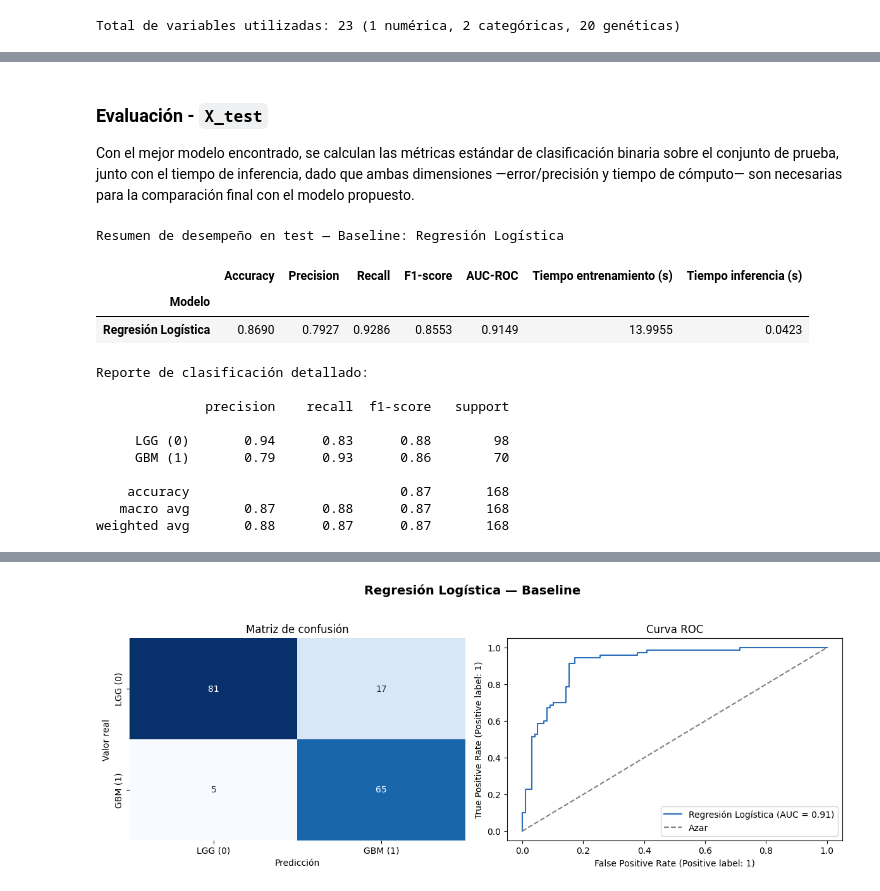
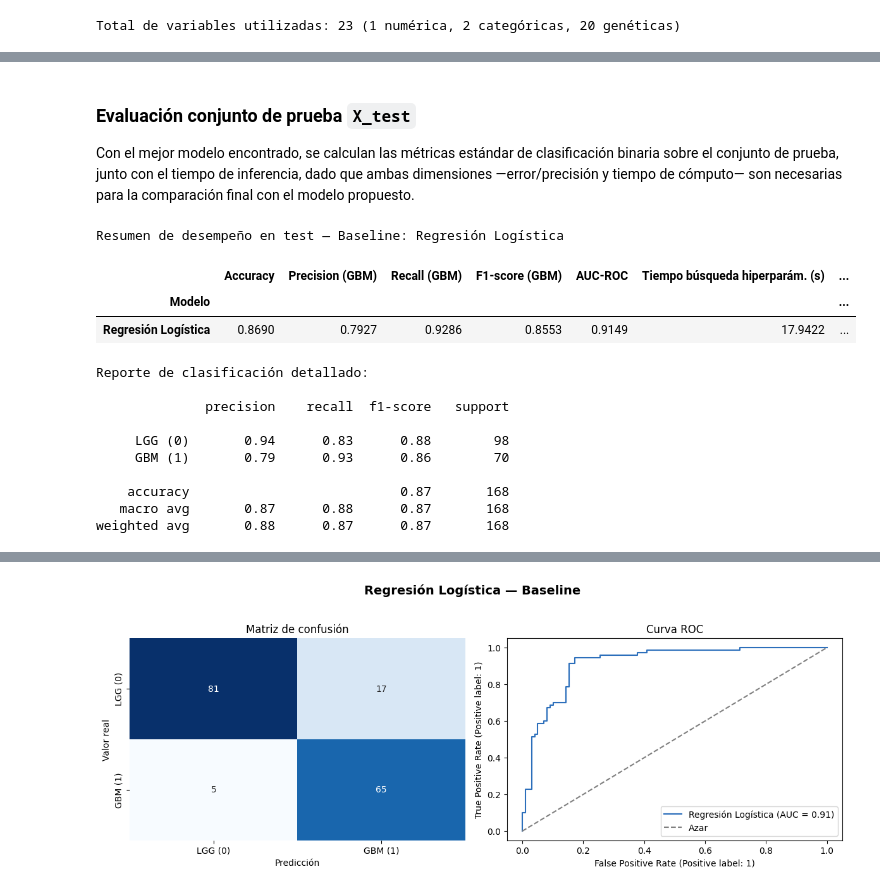
Before and after one commit to Alej0126/Jbook_dataviz, a Jupyter notebook: docs/02_Baseline.ipynb, the cells around one changed output, grey strips where cells are left out. Saved outputs shown, nothing was run; the diff lists cells and outputs as text; code cells hidden in the pictures.

```diff
--- a/docs/02_Baseline.ipynb
+++ b/docs/02_Baseline.ipynb
@@ -149,7 +155,7 @@ variables_geneticas = [
 preprocesamiento = ColumnTransformer(
     transformers=[
         ("numericas", StandardScaler(), variables_numericas),
-        ("categoricas", OneHotEncoder(handle_unknown="ignore"), variables_categoricas),
+        ("categoricas", OneHotEncoder(drop="if_binary", handle_unknown="ignore"), variables_categoricas),
         ("geneticas", "passthrough", variables_geneticas)
     ]
 )
@@ -177,27 +183,33 @@ param_grid = {
     "regresion_logistica__class_weight": [None, "balanced"],
 }
 
-cv = StratifiedKFold(n_splits=5, shuffle=True, random_state=RANDOM_STATE)
+cv_busqueda = StratifiedKFold(n_splits=5, shuffle=True, random_state=RANDOM_STATE)
 
 grid_search_lr = GridSearchCV(
     estimator=modelo_logistico,
     param_grid=param_grid,
     scoring="roc_auc",
-    cv=cv,
+    cv=cv_busqueda,
     n_jobs=-1,
-    refit=True
+    refit=False
 )
 
 t0 = time.perf_counter()
 grid_search_lr.fit(X_train, y_train)
+search_time_lr = time.perf_counter() - t0
+
+modelo_logistico.set_params(**grid_search_lr.best_params_)
+
+t0 = time.perf_counter()
+modelo_logistico.fit(X_train, y_train)
 train_time_lr = time.perf_counter() - t0
 
-modelo_logistico = grid_search_lr.best_estimator_
-
+print("═" * 60)
 print(" MEJOR CONFIGURACIÓN — REGRESIÓN LOGÍSTICA")
 print("═" * 60)
 for k, v in grid_search_lr.best_params_.items():
     print(f"  {k.replace('regresion_logistica__', ''):>15}: {v}")
 print(f"\n  AUC-ROC promedio (CV, 5-fold): {grid_search_lr.best_score_:.4f}")
-print(f"  Tiempo total de búsqueda + entrenamiento: {train_time_lr:.3f} s")
+print(f"  Tiempo de búsqueda de hiperparámetros (52 combinaciones × 5 folds): {search_time_lr:.3f} s")
+print(f"  Tiempo de entrenamiento final (mejor configuración): {train_time_lr:.3f} s")
 # %% [output]
@@ -233,37 +238,38 @@ La búsqueda por `GridSearchCV` evaluó 52 combinaciones de hiperparámetros (13
 # %% [markdown]
-### Evaluación - `X_test`
+### Evaluación conjunto de prueba `X_test`
 
 Con el mejor modelo encontrado, se calculan las métricas estándar de clasificación binaria sobre el conjunto de prueba, junto con el tiempo de inferencia, dado que ambas dimensiones —error/precisión y tiempo de cómputo— son necesarias para la comparación final con el modelo propuesto.
 # %%
 t0 = time.perf_counter()
 y_pred = modelo_logistico.predict(X_test)
 y_proba = modelo_logistico.predict_proba(X_test)[:, 1]
 inference_time_lr = time.perf_counter() - t0
 
 metrics_lr = {
     "Modelo": "Regresión Logística",
     "Accuracy": accuracy_score(y_test, y_pred),
-    "Precision": precision_score(y_test, y_pred),
-    "Recall": recall_score(y_test, y_pred),
-    "F1-score": f1_score(y_test, y_pred),
+    "Precision (GBM)": precision_score(y_test, y_pred),
+    "Recall (GBM)": recall_score(y_test, y_pred),
+    "F1-score (GBM)": f1_score(y_test, y_pred),
     "AUC-ROC": roc_auc_score(y_test, y_proba),
-    "Tiempo entrenamiento (s)": train_time_lr,
+    "Tiempo búsqueda hiperparám. (s)": search_time_lr,
+    "Tiempo entrenamiento final (s)": train_time_lr,
     "Tiempo inferencia (s)": inference_time_lr,
 }
 
 df_metrics_lr = pd.DataFrame([metrics_lr]).set_index("Modelo")
 display(df_metrics_lr.style.background_gradient(
-            cmap="Blues", subset=["Accuracy", "Precision", "Recall", "F1-score", "AUC-ROC"])
+            cmap="Blues", subset=["Accuracy", "Precision (GBM)", "Recall (GBM)", "F1-score (GBM)", "AUC-ROC"])
         .format(precision=4)
         .set_caption("Resumen de desempeño en test — Baseline: Regresión Logística"))
 
 print("\nReporte de clasificación detallado:\n")
 print(classification_report(y_test, y_pred, target_names=["LGG (0)", "GBM (1)"]))
 # %% [output]
 Resumen de desempeño en test — Baseline: Regresión Logística
-|  | Accuracy | Precision | Recall | F1-score | AUC-ROC | Tiempo entrenamiento (s) | Tiempo inferencia (s) |
-| Modelo |  |  |  |  |  |  |  |
-| Regresión Logística | 0.8690 | 0.7927 | 0.9286 | 0.8553 | 0.9149 | 13.9955 | 0.0423 |
+|  | Accuracy | Precision (GBM) | Recall (GBM) | F1-score (GBM) | AUC-ROC | Tiempo búsqueda hiperparám. (s) | ... |
+| Modelo |  |  |  |  |  |  | ... |
+| Regresión Logística | 0.8690 | 0.7927 | 0.9286 | 0.8553 | 0.9149 | 17.9422 | ... |
 Reporte de clasificación detallado:
 
               precision    recall  f1-score   support
```
Also changed, not shown: parts of 11 cells of this notebook, 9 other files.
